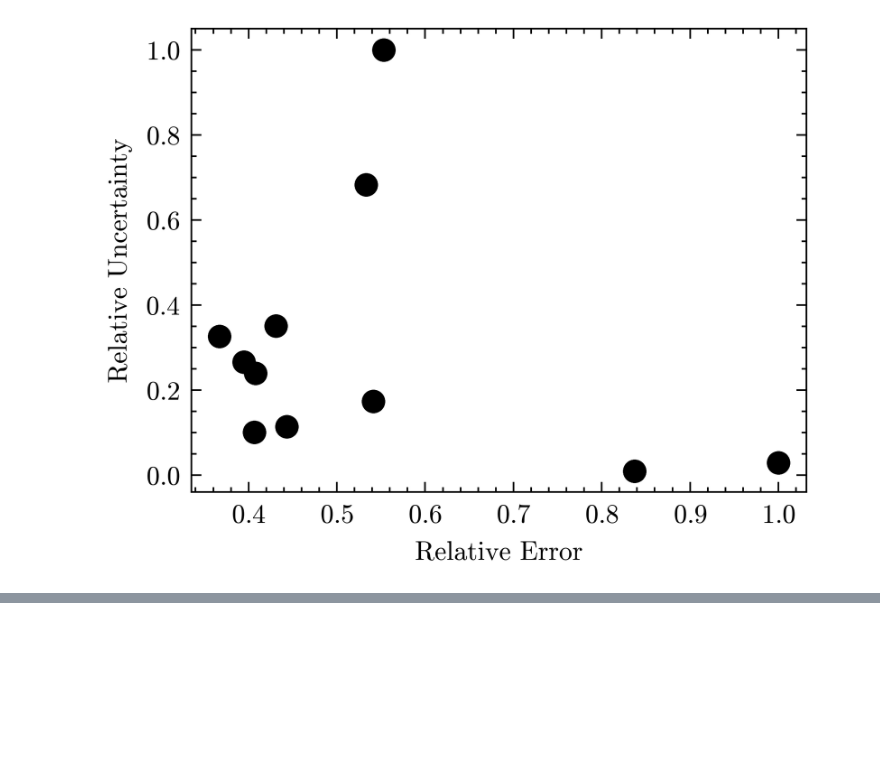
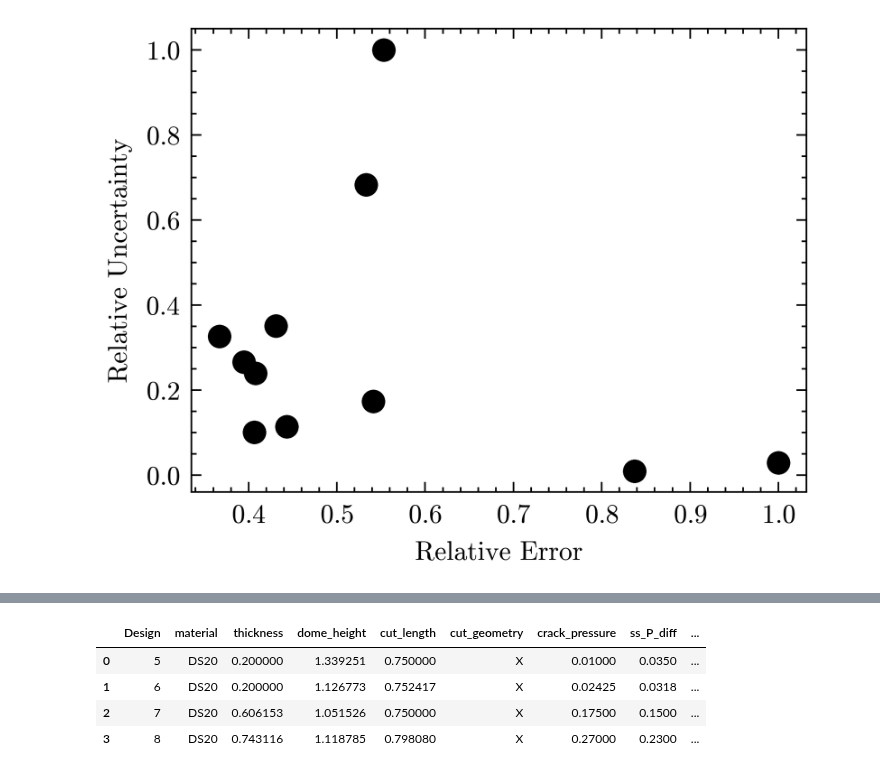
Before and after one commit to c-y-i/Mod_DOE, a Jupyter notebook: Figure_Plotting.ipynb, the cells around one changed output, grey strips where cells are left out. Cells and saved outputs as stored; diff of their text form; code cells hidden in the pictures; blank space fills up the shorter version.

```diff
--- a/Figure_Plotting.ipynb
+++ b/Figure_Plotting.ipynb
@@ -186,0 +234,8 @@ with plt.style.context(['science','ieee','no-latex']):
+# %%
+valve_BO_df
+# %% [output]
+|  | Design | material | thickness | dome_height | cut_length | cut_geometry | crack_pressure | ss_P_diff | ... |
+| 0 | 5 | DS20 | 0.200000 | 1.339251 | 0.750000 | X | 0.01000 | 0.0350 | ... |
+| 1 | 6 | DS20 | 0.200000 | 1.126773 | 0.752417 | X | 0.02425 | 0.0318 | ... |
+| 2 | 7 | DS20 | 0.606153 | 1.051526 | 0.750000 | X | 0.17500 | 0.1500 | ... |
+| 3 | 8 | DS20 | 0.743116 | 1.118785 | 0.798080 | X | 0.27000 | 0.2300 | ... |
```
Also changed, not shown: parts of 6 cells of this notebook, 1 other file.
